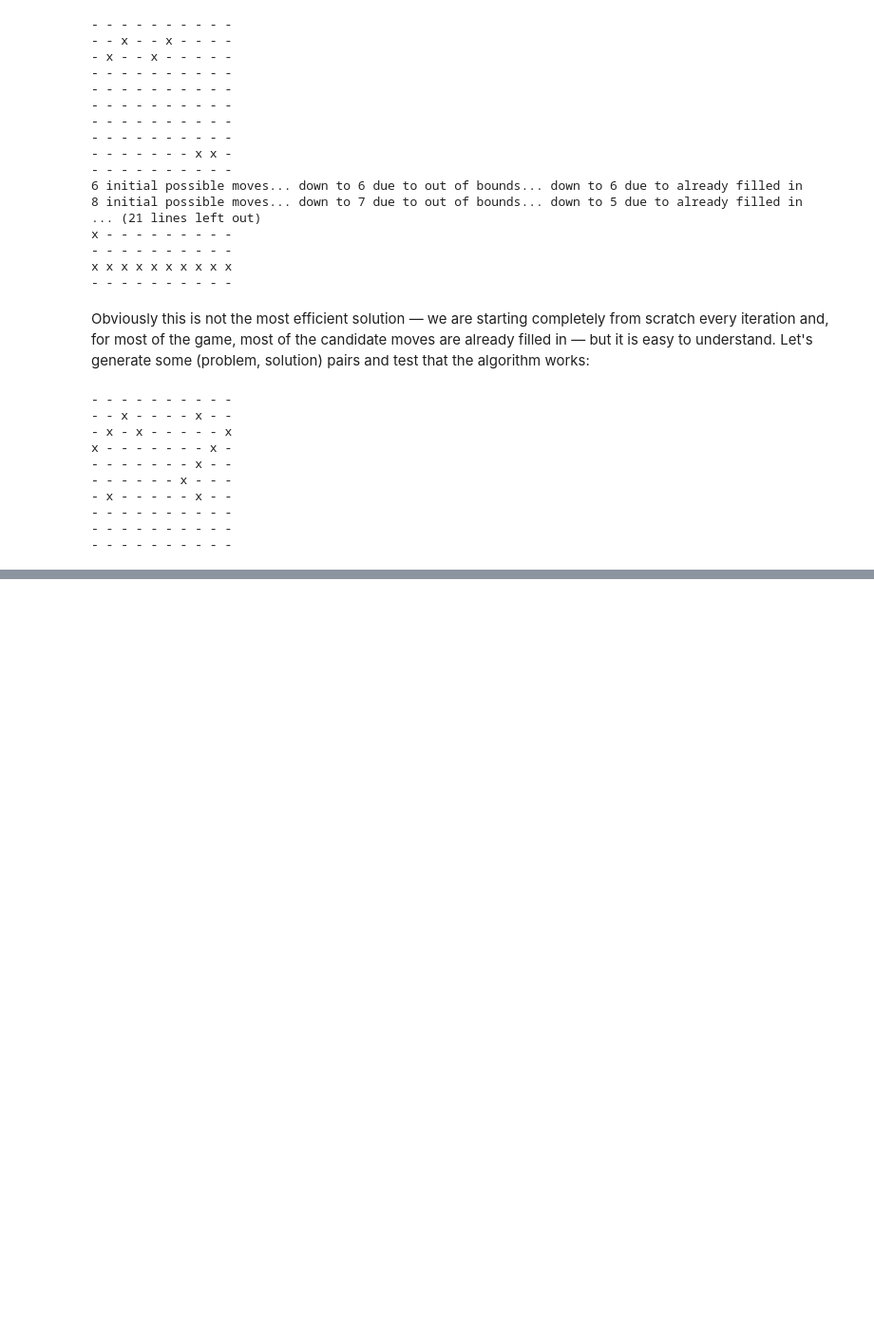
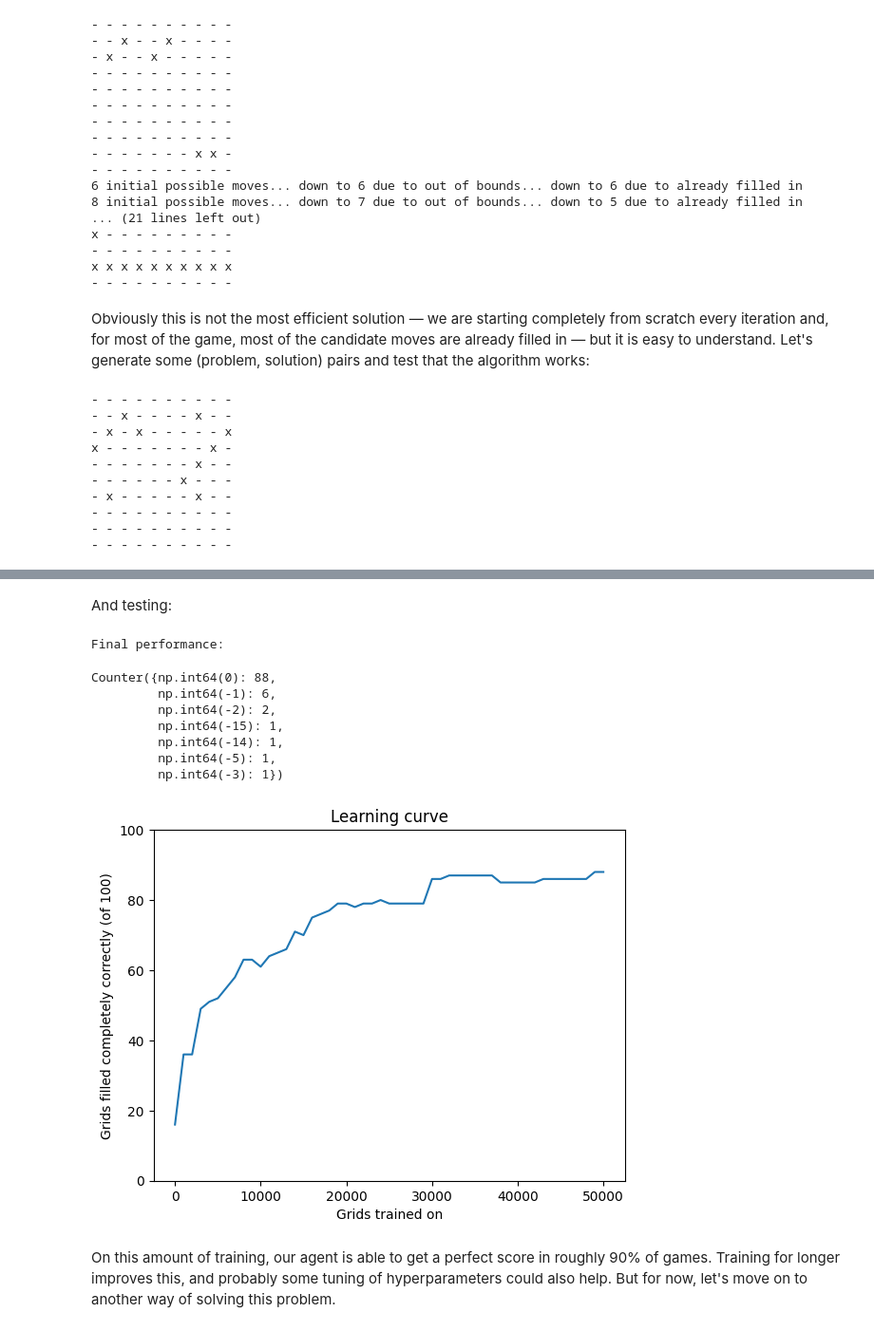
Before and after one commit to cwlin4916/nsai-for-infrastructure, a Jupyter notebook: line_extending_game_0.ipynb, the cells around one changed output, grey strips where cells are left out. Shown at 95% size. Saved outputs shown, nothing was run; the diff lists cells and outputs as text; code cells hidden in the pictures; blank space fills up the shorter version.

Commit message:
Implement traditional RL solution to line extending game

```diff
--- a/line_extending_game_0.ipynb
+++ b/line_extending_game_0.ipynb
@@ -238,0 +501,7 @@ for i in range(100):
+# %%
+test_agent.set_grid(test_grid)
+
+for coords in [(1, 0), (3, 3), (0, 0), (0, 1)]:
+    test_agent._my_row, test_agent._my_col = coords
+    print(test_agent._q_table[test_agent._state_grid_to_n(test_agent.current_state_grid())])
+    if coords == (0, 0): test_agent.activate_current_cell()
@@ -238,0 +515,26 @@ for i in range(100):
+# %%
+random.seed(47)
+test_data = [lgt.generate_problem(10, 10, random.randrange(2), random.randrange(3), random.randrange(4)) for i in range(100)]
+
+agent = WorkingTraditionalAgent()
+random.seed(0)
+grids_per_step = 1_000
+n_steps = 50
+progress = []
+
+def test_agent(agent, test_data = test_data):
+    scores = Counter()
+    for problem, solution in test_data:
+        scores.update([agent.test(problem, solution)])
+    return scores
+
+for j in range(n_steps):
+    progress.append(test_agent(agent)[0])  # Keep track of the number of grids the agent gets perfectly
+    # Fully random exploration at the beginning of training, fully follow the real policy at the end
+    exploration_rate = 1 - j/n_steps
+    print(f"Starting training step {j} with an exploration rate of {exploration_rate}", flush = True)
+    for i in range(grids_per_step):
+        problem, solution = lgt.generate_problem(10, 10, random.randrange(2), random.randrange(3), random.randrange(4))
+        agent.train(problem, solution, exploration_rate = exploration_rate)
+progress.append(test_agent(agent)[0])
+print("Done!")
@@ -238,0 +560,23 @@ for i in range(100):
+# %% [markdown]
+And testing:
+# %%
+plt.title("Learning curve")
+plt.xlabel("Grids trained on")
+plt.ylabel("Grids filled completely correctly (of 100)")
+plt.ylim([0, 100])
+plt.plot(range(0, n_steps*grids_per_step+1, grids_per_step), progress)
+
+print(f"Final performance:")
+display(test_agent(agent))
+# %% [output]
+Final performance:
+Counter({np.int64(0): 88,
+         np.int64(-1): 6,
+         np.int64(-2): 2,
+         np.int64(-15): 1,
+         np.int64(-14): 1,
+         np.int64(-5): 1,
+         np.int64(-3): 1})
+[figure, added]
+# %% [markdown]
+On this amount of training, our agent is able to get a perfect score in roughly 90% of games. Training for longer improves this, and probably some tuning of hyperparameters could also help. But for now, let's move on to another way of solving this problem.
```
Also changed, not shown: parts of 11 cells of this notebook, 1 other file.
